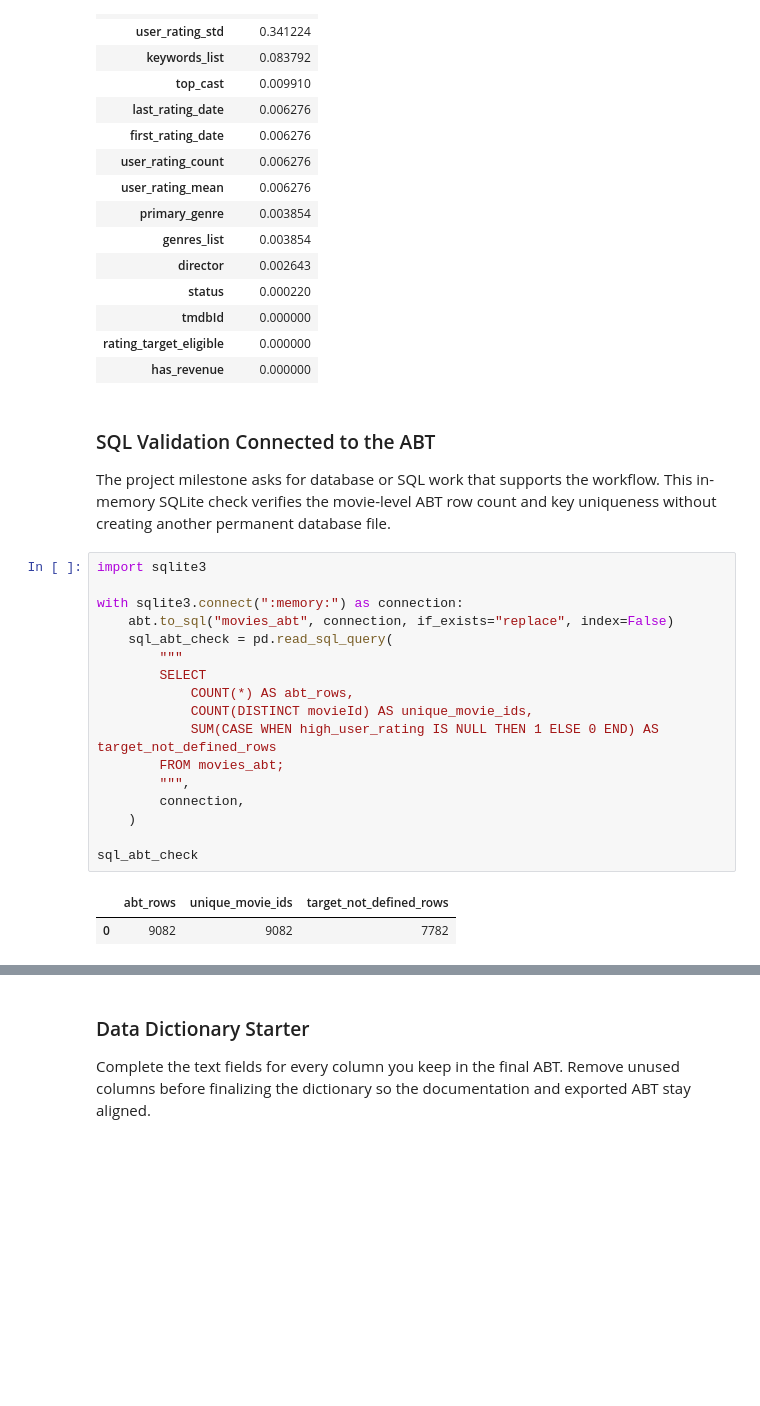
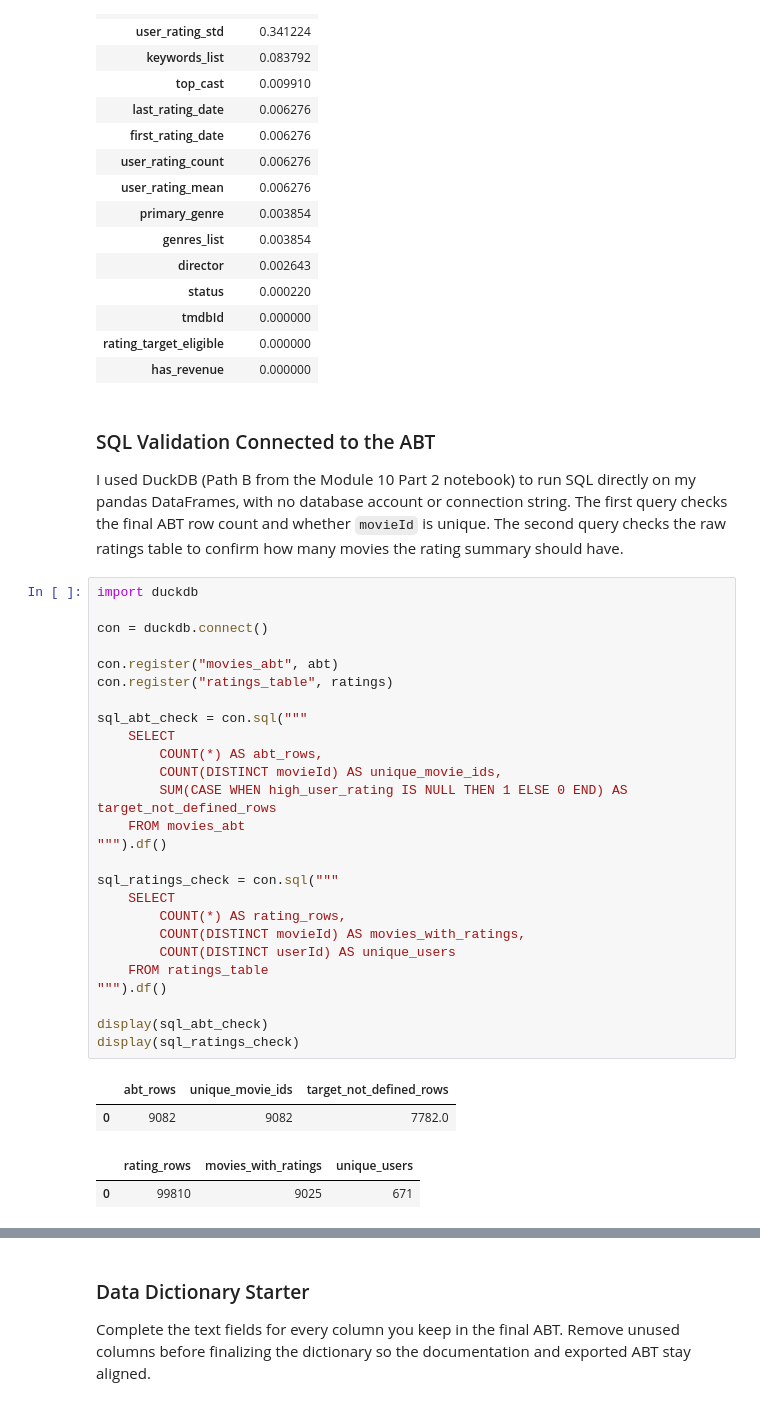
Before and after one commit to mauriciorebaza/ban6003-project-mauricio-rebaza-figueroa, a Jupyter notebook: notebooks/movies_project_starter.ipynb, the cells around one changed output, grey strips where cells are left out. Cells and saved outputs as stored; diff of their text form; blank space fills up the shorter version.

```diff
--- a/notebooks/movies_project_starter.ipynb
+++ b/notebooks/movies_project_starter.ipynb
@@ -502,24 +594,35 @@ dtype: int64
 # %% [markdown]
 ### SQL Validation Connected to the ABT
 
-The project milestone asks for database or SQL work that supports the workflow. This in-memory SQLite check verifies the movie-level ABT row count and key uniqueness without creating another permanent database file.
+I used DuckDB (Path B from the Module 10 Part 2 notebook) to run SQL directly on my pandas DataFrames, with no database account or connection string. The first query checks the final ABT row count and whether `movieId` is unique. The second query checks the raw ratings table to confirm how many movies the rating summary should have.
 # %%
-import sqlite3
+import duckdb
 
-with sqlite3.connect(":memory:") as connection:
-    abt.to_sql("movies_abt", connection, if_exists="replace", index=False)
-    sql_abt_check = pd.read_sql_query(
-        """
-        SELECT
-            COUNT(*) AS abt_rows,
-            COUNT(DISTINCT movieId) AS unique_movie_ids,
-            SUM(CASE WHEN high_user_rating IS NULL THEN 1 ELSE 0 END) AS target_not_defined_rows
-        FROM movies_abt;
-        """,
-        connection,
-    )
+con = duckdb.connect()
 
-sql_abt_check
+con.register("movies_abt", abt)
+con.register("ratings_table", ratings)
+
+sql_abt_check = con.sql("""
+    SELECT
+        COUNT(*) AS abt_rows,
+        COUNT(DISTINCT movieId) AS unique_movie_ids,
+        SUM(CASE WHEN high_user_rating IS NULL THEN 1 ELSE 0 END) AS target_not_defined_rows
+    FROM movies_abt
+""").df()
+
+sql_ratings_check = con.sql("""
+    SELECT
+        COUNT(*) AS rating_rows,
+        COUNT(DISTINCT movieId) AS movies_with_ratings,
+        COUNT(DISTINCT userId) AS unique_users
+    FROM ratings_table
+""").df()
+
+display(sql_abt_check)
+display(sql_ratings_check)
 # %% [output]
 |  | abt_rows | unique_movie_ids | target_not_defined_rows |
-| 0 | 9082 | 9082 | 7782 |
+| 0 | 9082 | 9082 | 7782.0 |
+|  | rating_rows | movies_with_ratings | unique_users |
+| 0 | 99810 | 9025 | 671 |
```
Also changed, not shown: parts of 7 cells of this notebook, 2 other files.
